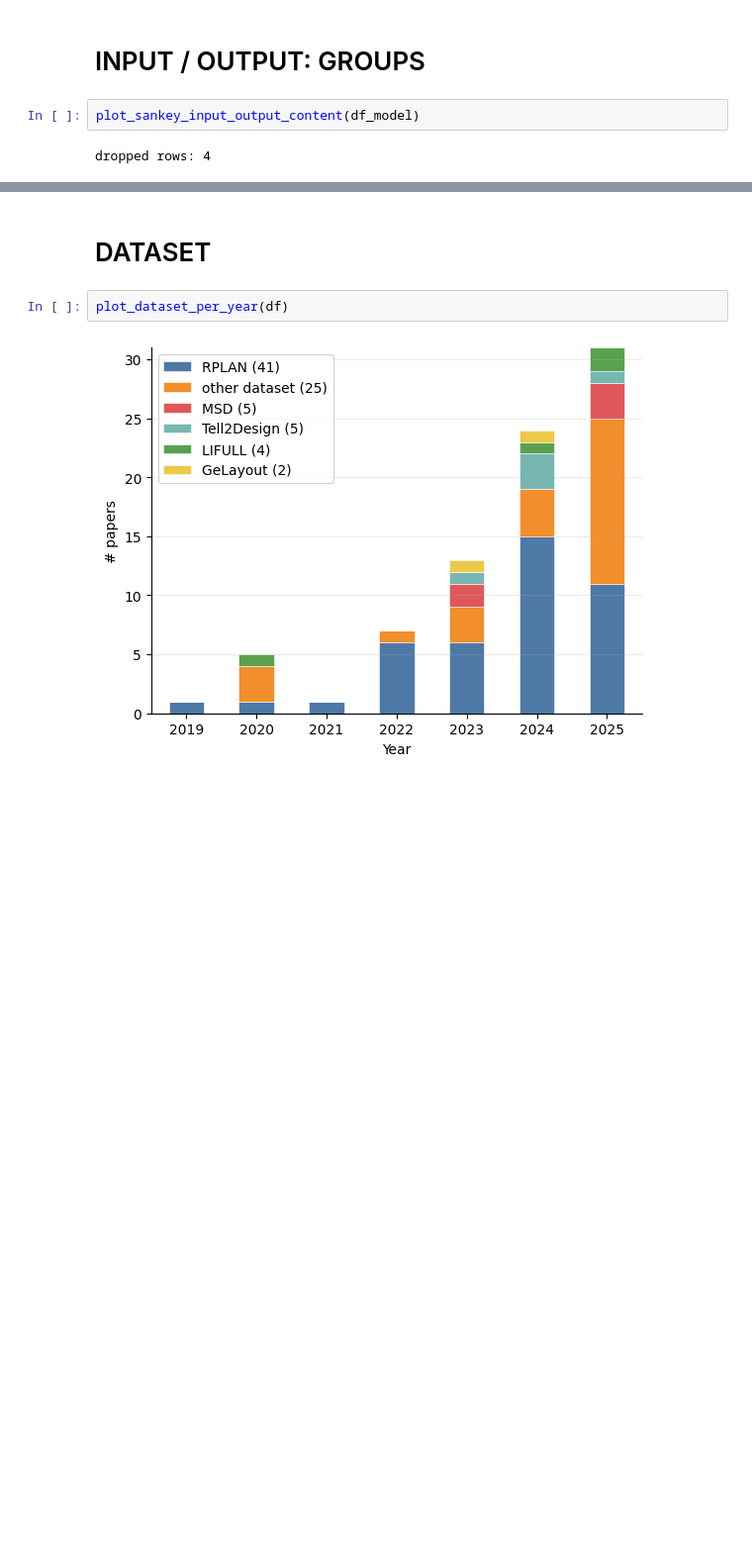
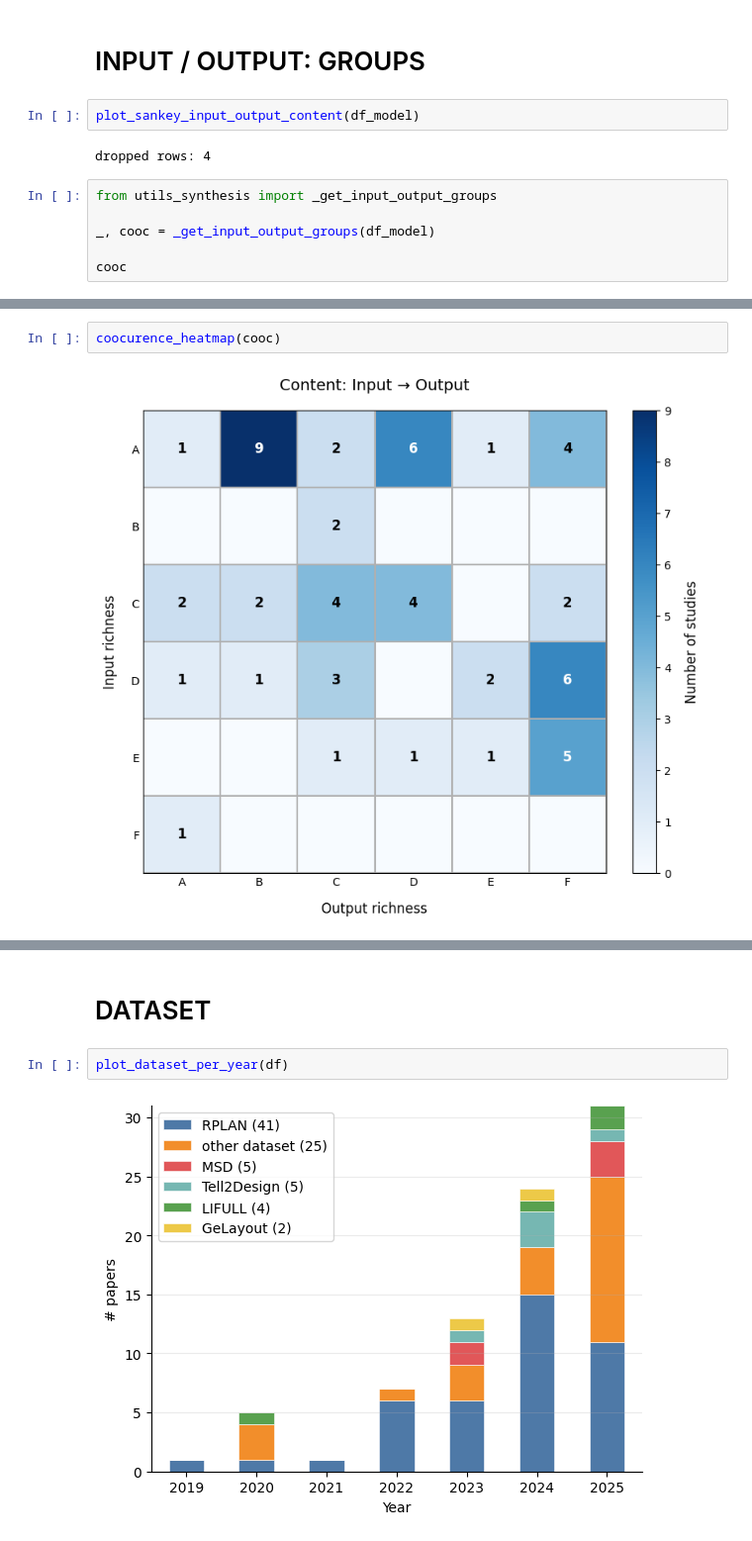
Before and after one commit to gal-dmitry/SystematicReview, a Jupyter notebook: SYNTHESIS.ipynb, the cells around one changed output, grey strips where cells are left out. Shown at 99% size. Cells and saved outputs as stored; diff of their text form; blank space fills up the shorter version.

```diff
--- a/SYNTHESIS.ipynb
+++ b/SYNTHESIS.ipynb
@@ -46,3 +1518,9 @@ plot_sankey_input_modality_content(df_model)
 plot_sankey_input_output_content(df_model)
 # %% [output]
 dropped rows: 4
+# %%
+from utils_synthesis import _get_input_output_groups
+
+_, cooc = _get_input_output_groups(df_model)
+
+cooc
@@ -48,0 +1565,4 @@ dropped rows: 4
+# %%
+coocurence_heatmap(cooc)
+# %% [output]
+[figure, added]
```
Also changed, not shown: parts of 8 cells of this notebook, 1 other file.
